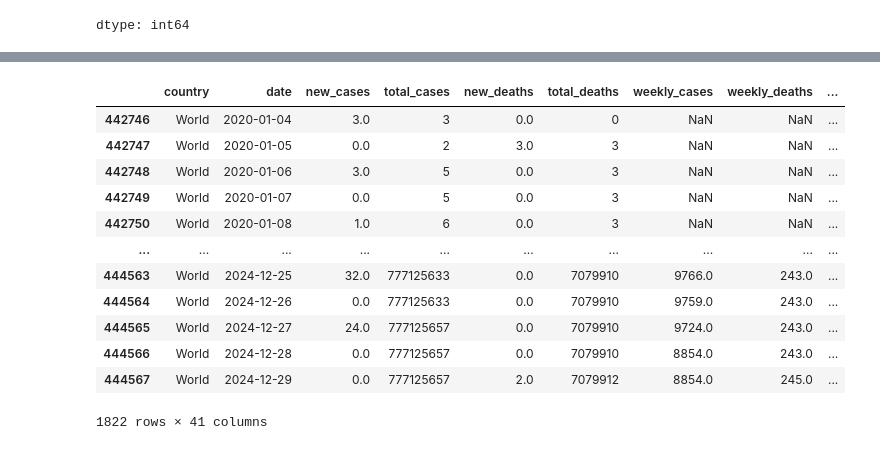
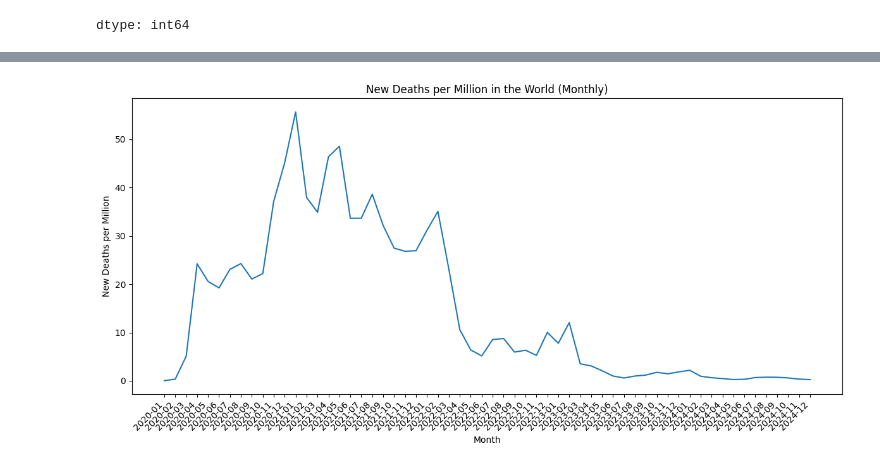
Before and after one commit to ArunKrishnan09/Covid-Analysis, a Jupyter notebook: Covid_analysis.ipynb, the cells around one changed output, grey strips where cells are left out. Drawn from its saved outputs; the diff is of its cells as text; code cells hidden in the pictures.

```diff
--- a/Covid_analysis.ipynb
+++ b/Covid_analysis.ipynb
@@ -462,2 +442,0 @@ world_cases
-# %%
-cases_deaths["month"] = cases_deaths["date"].dt.month
@@ -485,16 +443,18 @@ dtype: int64
-# %%
-cases_deaths[cases_deaths["country"] == "World"]
-# %% [output]
-|  | country | date | new_cases | total_cases | new_deaths | total_deaths | weekly_cases | weekly_deaths | ... |
-| 442746 | World | 2020-01-04 | 3.0 | 3 | 0.0 | 0 | NaN | NaN | ... |
-| 442747 | World | 2020-01-05 | 0.0 | 2 | 3.0 | 3 | NaN | NaN | ... |
-| 442748 | World | 2020-01-06 | 3.0 | 5 | 0.0 | 3 | NaN | NaN | ... |
-| 442749 | World | 2020-01-07 | 0.0 | 5 | 0.0 | 3 | NaN | NaN | ... |
-| 442750 | World | 2020-01-08 | 1.0 | 6 | 0.0 | 3 | NaN | NaN | ... |
-| ... | ... | ... | ... | ... | ... | ... | ... | ... | ... |
-| 444563 | World | 2024-12-25 | 32.0 | 777125633 | 0.0 | 7079910 | 9766.0 | 243.0 | ... |
-| 444564 | World | 2024-12-26 | 0.0 | 777125633 | 0.0 | 7079910 | 9759.0 | 243.0 | ... |
-| 444565 | World | 2024-12-27 | 24.0 | 777125657 | 0.0 | 7079910 | 9724.0 | 243.0 | ... |
-| 444566 | World | 2024-12-28 | 0.0 | 777125657 | 0.0 | 7079910 | 8854.0 | 243.0 | ... |
-| 444567 | World | 2024-12-29 | 0.0 | 777125657 | 2.0 | 7079912 | 8854.0 | 245.0 | ... |
-1822 rows × 41 columns
+# %%
+world_deaths = cases_deaths[cases_deaths['country'] == 'World'].copy().reset_index(drop=True)
+
+# Create a month-based index for the x-axis
+world_deaths['month'] = world_deaths['date'].dt.to_period('M')
+world_deaths = world_deaths.groupby('month').agg({'new_deaths_per_million': 'sum'}).reset_index()
+
+# Plot the line plot
+plt.figure(figsize=(12, 6))
+plt.plot(world_deaths['month'].astype(str), world_deaths['new_deaths_per_million'])
+plt.xlabel('Month')
+plt.ylabel('New Deaths per Million')
+plt.title('New Deaths per Million in the World (Monthly)')
+plt.xticks(rotation=45, ha='right')
+plt.tight_layout()
+plt.show()
+# %% [output]
+[figure, added]
```
Also changed, not shown: parts of 8 cells of this notebook.
